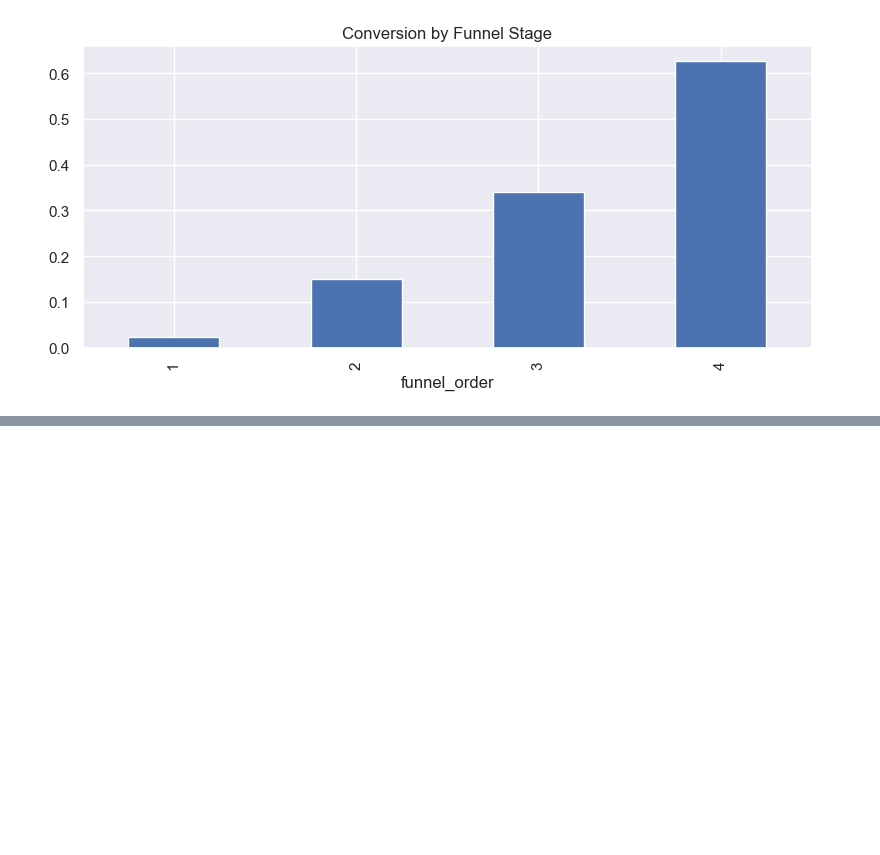
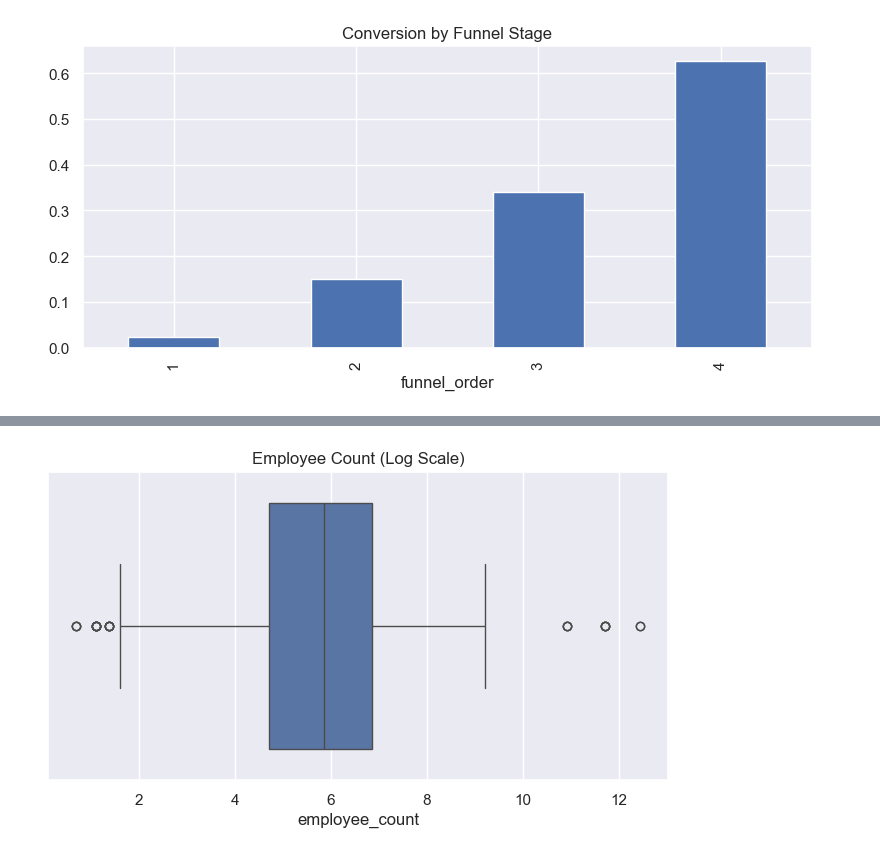
Before and after one commit to vikasmaurya9769/vikas-maurya-AIML-Assessment, a Jupyter notebook: notebooks/EDA.ipynb, the cells around one changed output, grey strips where cells are left out. Saved outputs shown, nothing was run; the diff lists cells and outputs as text; code cells hidden in the pictures; blank space fills up the shorter version.

```diff
--- a/notebooks/EDA.ipynb
+++ b/notebooks/EDA.ipynb
@@ -461,0 +527,19 @@ plt.show()
+# %%
+
+plt.figure(figsize=(8,4))
+
+sns.boxplot(
+    x=np.log1p(leads["employee_count"])
+)
+
+plt.title(
+    "Employee Count (Log Scale)"
+)
+
+plt.savefig(
+    "../outputs/employee_count_log.png"
+)
+
+plt.show()
+# %% [output]
+[figure, added]
```
Also changed, not shown: parts of 2 cells of this notebook, 3 other files.
